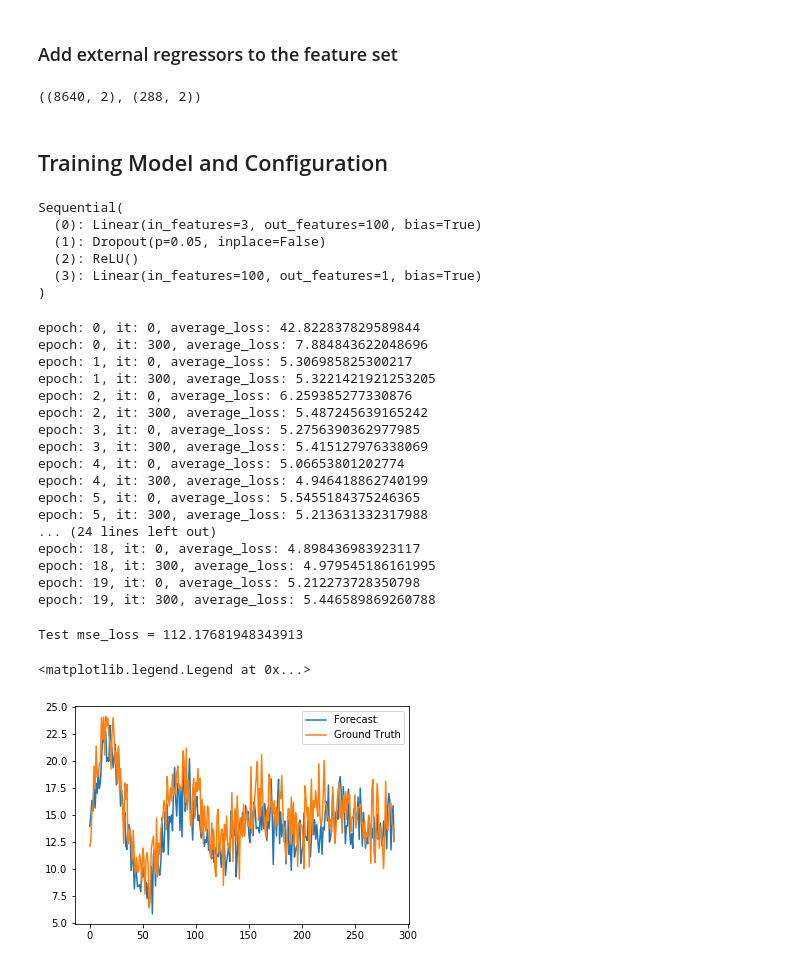
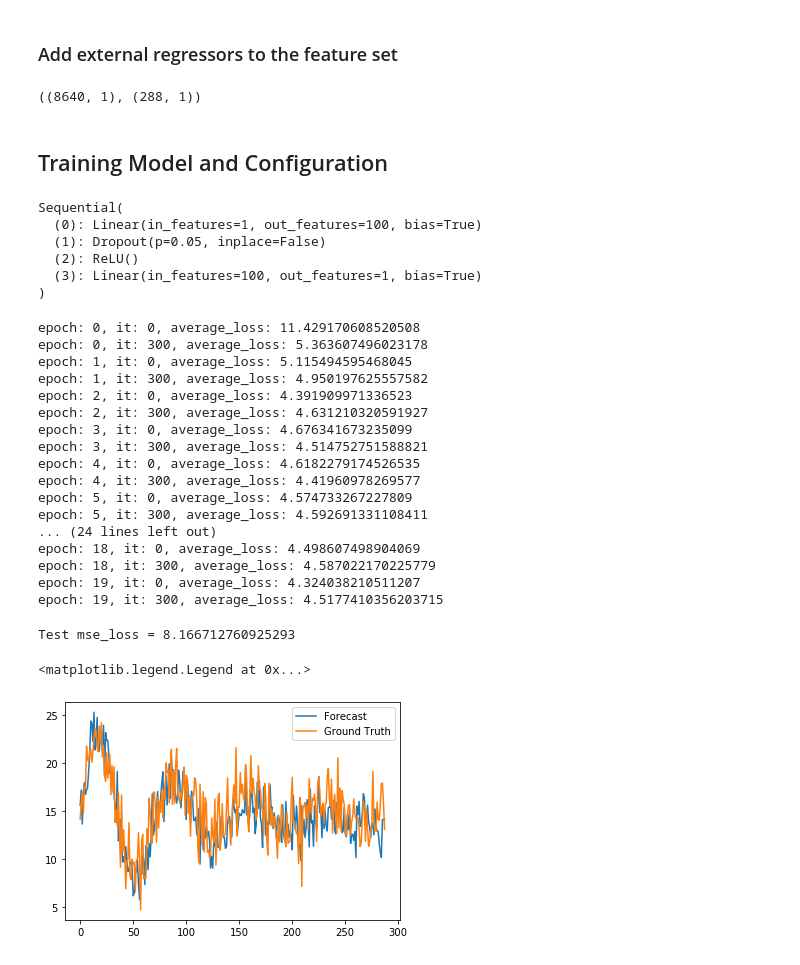
Before and after one commit to monaj07/ml, a Jupyter notebook: uncertainty/uncertainty_regression.ipynb, the cells around one changed output. Saved outputs shown, nothing was run; the diff lists cells and outputs as text; code cells hidden in the pictures.

Commit message:
De-trend the signal before forecasting

```diff
--- a/uncertainty/uncertainty_regression.ipynb
+++ b/uncertainty/uncertainty_regression.ipynb
@@ -57,3 +57,5 @@ stl_result.plot()
 # %%
 seasonal = stl_result.seasonal
 trend = stl_result.trend
+signal_train_detrend = signal[:-288] - trend
+plt.plot(signal_train_detrend)
@@ -60,9 +65,9 @@ trend = stl_result.trend
 # %%
-train_labels = signal[:-288]
-train_data = np.hstack([seasonal.reshape(-1, 1), trend.reshape(-1, 1)])
+train_labels = signal_train_detrend
+train_data = np.hstack([seasonal.reshape(-1, 1)])
 test_labels = signal[-288:]
-test_data = np.hstack([seasonal[-288:].reshape(-1, 1),
-                       (trend[-1] - trend[-288]) + trend[-288:].reshape(-1, 1)])
+test_data = np.hstack([seasonal[-288:].reshape(-1, 1)])
+#                        (trend[-1] - trend[-288]) + trend[-288:].reshape(-1, 1)])
 # %% [markdown]
 ### Add external regressors to the feature set
 # %%
@@ -71,7 +76,7 @@ test_data = np.hstack([seasonal[-288:].reshape(-1, 1),
 # %%
 train_data.shape, test_data.shape
 # %% [output]
-((8640, 2), (288, 2))
+((8640, 1), (288, 1))
 # %%
 train_loader = DataLoader(TimeSeriesDataset(train_data, train_labels), batch_size=16, shuffle=True)
 test_loader = DataLoader(TimeSeriesDataset(test_data, test_labels), batch_size=16, shuffle=False)
@@ -83,7 +88,7 @@ optimizer = torch.optim.SGD(model.parameters(), lr=0.001, momentum=0.9, weight_d
 model.net
 # %% [output]
 Sequential(
-  (0): Linear(in_features=3, out_features=100, bias=True)
+  (0): Linear(in_features=1, out_features=100, bias=True)
   (1): Dropout(p=0.05, inplace=False)
   (2): ReLU()
   (3): Linear(in_features=100, out_features=1, bias=True)
@@ -110,44 +115,46 @@ for epoch in range(n_epochs):
             print(f"epoch: {epoch}, it: {it}, average_loss: {np.mean(loss_vec)}")
             loss_vec = []
 # %% [output]
-epoch: 0, it: 0, average_loss: 42.822837829589844
-epoch: 0, it: 300, average_loss: 7.884843622048696
-epoch: 1, it: 0, average_loss: 5.306985825300217
-epoch: 1, it: 300, average_loss: 5.3221421921253205
-epoch: 2, it: 0, average_loss: 6.259385277330876
-epoch: 2, it: 300, average_loss: 5.487245639165242
-epoch: 3, it: 0, average_loss: 5.2756390362977985
-epoch: 3, it: 300, average_loss: 5.415127976338069
-epoch: 4, it: 0, average_loss: 5.06653801202774
-epoch: 4, it: 300, average_loss: 4.946418862740199
-epoch: 5, it: 0, average_loss: 5.5455184375246365
-epoch: 5, it: 300, average_loss: 5.213631332317988
+epoch: 0, it: 0, average_loss: 11.429170608520508
+epoch: 0, it: 300, average_loss: 5.363607496023178
+epoch: 1, it: 0, average_loss: 5.115494595468045
+epoch: 1, it: 300, average_loss: 4.950197625557582
+epoch: 2, it: 0, average_loss: 4.391909971336523
+epoch: 2, it: 300, average_loss: 4.631210320591927
+epoch: 3, it: 0, average_loss: 4.676341673235099
+epoch: 3, it: 300, average_loss: 4.514752751588821
+epoch: 4, it: 0, average_loss: 4.6182279174526535
+epoch: 4, it: 300, average_loss: 4.41960978269577
+epoch: 5, it: 0, average_loss: 4.574733267227809
+epoch: 5, it: 300, average_loss: 4.592691331108411
 ... (24 lines left out)
-epoch: 18, it: 0, average_loss: 4.898436983923117
-epoch: 18, it: 300, average_loss: 4.979545186161995
-epoch: 19, it: 0, average_loss: 5.212273728350798
-epoch: 19, it: 300, average_loss: 5.446589869260788
+epoch: 18, it: 0, average_loss: 4.498607498904069
+epoch: 18, it: 300, average_loss: 4.587022170225779
+epoch: 19, it: 0, average_loss: 4.324038210511207
+epoch: 19, it: 300, average_loss: 4.5177410356203715
 # %%
 model.to(device)
 model.eval()
 
 loss_vec = []
 forecast = []
 gt = []
 for it, batch in enumerate(test_loader):
     data, target = batch
     output = model(data.float().to(device))
-    loss = F.mse_loss(output, target.view(-1, 1).to(device), reduction='sum')
     forecast.append(output.view(-1).data.numpy())
     gt.append(target.view(-1).data.numpy())
-    loss_vec.append(loss.item())
+
 forecast = np.hstack(forecast)
+forecast += (trend[-1] - trend[-288]) + trend[-288:]
 gt = np.hstack(gt)
-print(f"Test mse_loss = {sum(loss_vec)/len(test_loader)}")
+mse_loss = ((gt - forecast)**2).mean()
+print(f"Test mse_loss = {mse_loss}")
+
 plt.plot(forecast, label="Forecast")
 plt.plot(gt, label="Ground Truth")
 plt.legend()
 # %% [output]
-Test mse_loss = 112.17681948343913
+Test mse_loss = 8.166712760925293
 <matplotlib.legend.Legend at 0x...>
-[figure, old version]
+[figure, new version]
```
Also changed, not shown: parts of 3 cells of this notebook.
